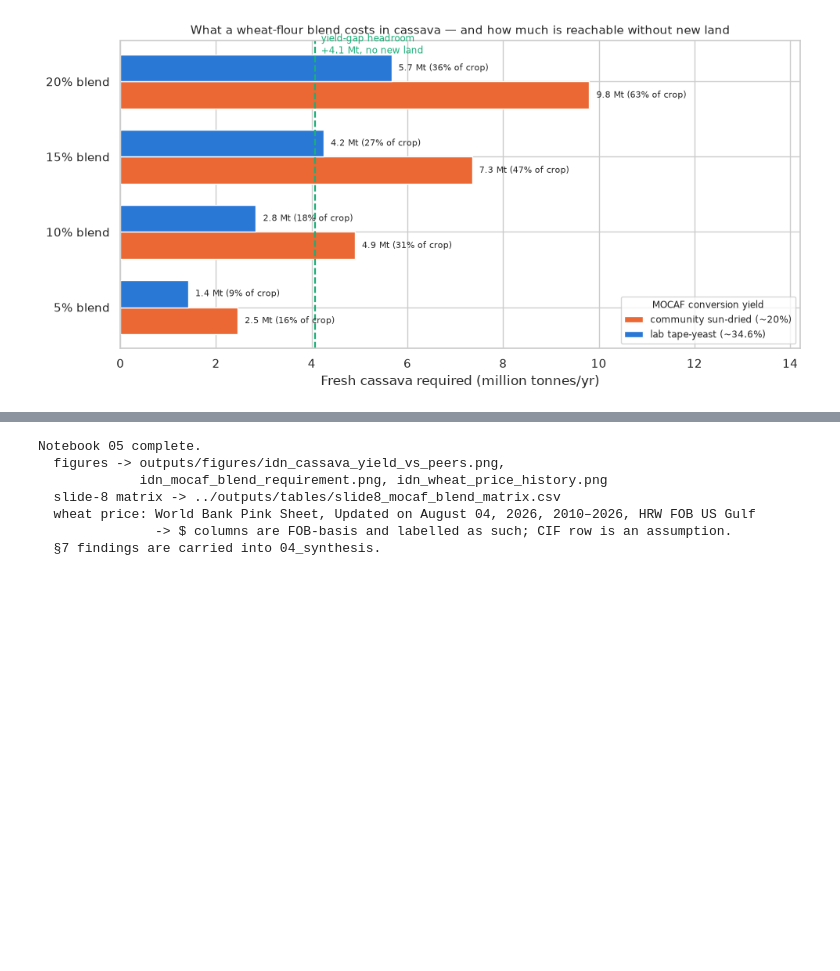
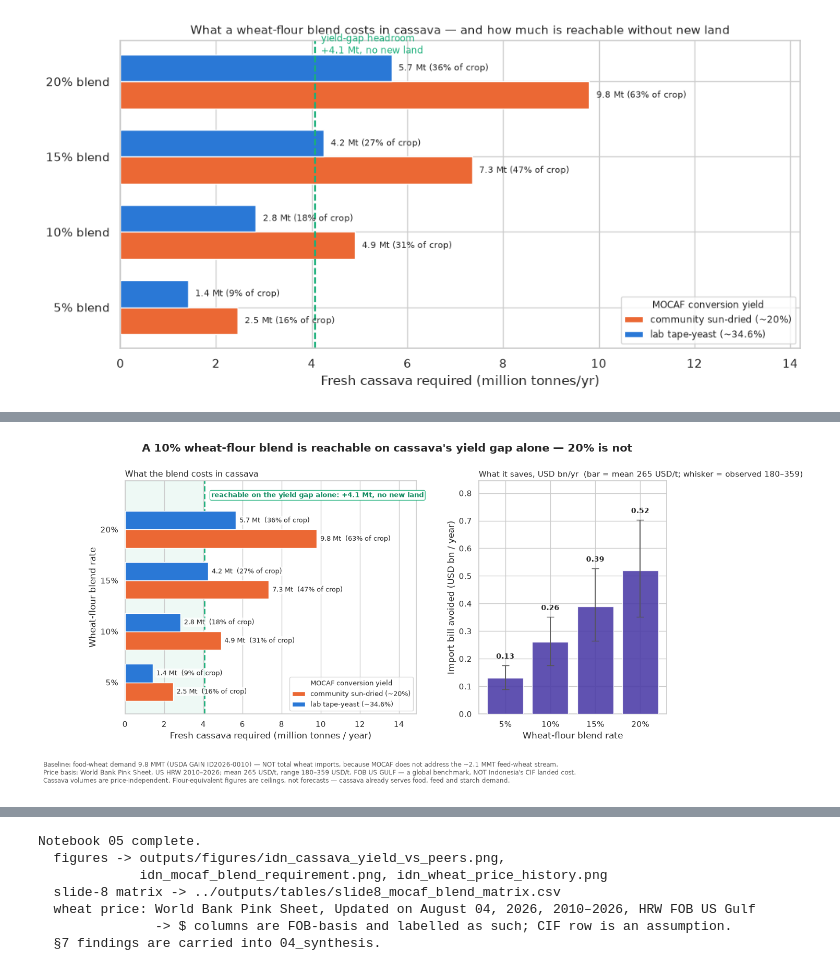
Before and after one commit to msweta02/wid-datathon, a Jupyter notebook: indonesia-eda/notebooks/05_cassava_substitution.ipynb, the cells around one changed output, grey strips where cells are left out. Drawn from its saved outputs; the diff is of its cells as text; code cells hidden in the pictures; blank space fills up the shorter version.

```diff
--- a/indonesia-eda/notebooks/05_cassava_substitution.ipynb
+++ b/indonesia-eda/notebooks/05_cassava_substitution.ipynb
@@ -573,3 +573,92 @@ plt.show()
 # %% [output]
 figure -> /mnt/d/Sweta/Northeastern/Codes/python/wid-datathon/indonesia-eda/outputs/figures/idn_mocaf_blend_requirement.png
 [figure]
+# %%
+# ================= SLIDE 8 ASSET =================
+# Decisions baked in (see CONTEXT.md deliverable state):
+#   baseline  = GAIN food-wheat 9.8 MMT, NOT total imports — MOCAF cannot touch the ~2.1 MMT
+#               feed-wheat stream (nb 07 §4), so a total-imports baseline would overstate.
+#   currency  = USD on the sourced Pink Sheet FOB basis; no Rp conversion, which would stack
+#               an FX assumption on top of the FOB/CIF one.
+#   max blend = 20%. The draft slide ran to 30%, which our own numbers contradict.
+#   Takeaway  = a 10% blend is reachable on the yield gap alone; 20% is not.
+# NOTE: matplotlib treats paired '$' as mathtext, so currency in long strings is spelled 'USD'.
+p10 = PRICE_SCENARIOS.get('soft market (p10)', HEADLINE_PRICE)
+p90 = PRICE_SCENARIOS.get('tight market (p90)', HEADLINE_PRICE)
+
+fig, (axL, axR) = plt.subplots(1, 2, figsize=(13.4, 5.8),
+                               gridspec_kw={'width_ratios': [1.55, 1], 'wspace': 0.26})
+
+# ---- LEFT: what each blend costs in cassava, vs what's reachable without new land ----
+labels = list(MOCAF_YIELDS)
+w, ypos = 0.36, np.arange(len(BLEND_RATES))
+for k, (label, color) in enumerate(zip(labels, ['#eb6834', '#2a78d6'])):
+    sub = matrix[matrix['mocaf_conversion'] == label].sort_values('blend_%')
+    bars = axL.barh(ypos + (k - 0.5) * w, sub['fresh_cassava_Mt'], height=w,
+                    color=color, label=label, zorder=3)
+    for b, pct in zip(bars, sub['%_of_current_crop']):
+        # white halo: the yield-gap line crosses the 5%/10% labels otherwise
+        axL.text(b.get_width() + 0.18, b.get_y() + b.get_height() / 2,
+                 f'{b.get_width():,.1f} Mt  ({pct:,.0f}% of crop)',
+                 va='center', fontsize=9, zorder=4,
+                 bbox=dict(boxstyle='round,pad=0.14', fc='white', ec='none', alpha=0.78))
+
+TOP = len(BLEND_RATES) - 1 + 0.95            # headroom so the callout clears the 20% bars
+axL.axvline(GAP_CLOSURE_MT, color='#1baf7a', ls='--', lw=2, zorder=2)
+axL.axvspan(0, GAP_CLOSURE_MT, color='#1baf7a', alpha=0.07, zorder=0)
+axL.annotate(f'reachable on the yield gap alone: +{GAP_CLOSURE_MT:,.1f} Mt, no new land',
+             xy=(GAP_CLOSURE_MT, TOP - 0.28), xytext=(GAP_CLOSURE_MT + 0.35, TOP - 0.28),
+             color='#0f8a5f', fontsize=9.5, fontweight='bold', ha='left', va='center',
+             bbox=dict(boxstyle='round,pad=0.22', fc='white', ec='#1baf7a', lw=0.8), zorder=5)
+axL.set_ylim(-0.62, TOP)
+axL.set_yticks(ypos, [f'{int(b*100)}%' for b in BLEND_RATES])
+axL.set_ylabel('Wheat-flour blend rate')
+axL.set_xlim(0, matrix['fresh_cassava_Mt'].max() * 1.52)
+axL.set_xlabel('Fresh cassava required (million tonnes / year)')
+axL.set_title('What the blend costs in cassava', fontsize=11.5, loc='left')
+axL.legend(title='MOCAF conversion yield', fontsize=9, title_fontsize=9, loc='lower right')
+axL.grid(axis='y', visible=False)
+
+# ---- RIGHT: what it saves, at sourced prices, with the observed range ----
+saved_mean = [WHEAT_FOOD_MMT * b * HEADLINE_PRICE / 1e3 for b in BLEND_RATES]
+err_lo = [m - WHEAT_FOOD_MMT * b * p10 / 1e3 for m, b in zip(saved_mean, BLEND_RATES)]
+err_hi = [WHEAT_FOOD_MMT * b * p90 / 1e3 - m for m, b in zip(saved_mean, BLEND_RATES)]
+top_err = max(m + e for m, e in zip(saved_mean, err_hi))
+bars = axR.bar([f'{int(b*100)}%' for b in BLEND_RATES], saved_mean,
+               yerr=[err_lo, err_hi], capsize=5, color='#4a3aa7', alpha=0.88,
+               error_kw=dict(ecolor='#555', lw=1.3), zorder=3)
+for b, m, e in zip(bars, saved_mean, err_hi):
+    # sit above the WHISKER, not the bar, or the 5% label collides with its own error bar
+    axR.text(b.get_x() + b.get_width() / 2, m + e + top_err * 0.035,
+             f'{m:,.2f}', ha='center', fontsize=10, fontweight='bold', zorder=4)
+axR.set_xlabel('Wheat-flour blend rate')
+axR.set_ylabel('Import bill avoided (USD bn / year)')
+axR.set_ylim(0, top_err * 1.20)
+axR.set_title(f'What it saves, USD bn/yr  (bar = mean {HEADLINE_PRICE:,.0f} USD/t; '
+              f'whisker = observed {p10:,.0f}\u2013{p90:,.0f})', fontsize=10.5, loc='left')
+
+fig.suptitle("A 10% wheat-flour blend is reachable on cassava's yield gap alone \u2014 20% is not",
+             fontsize=15, fontweight='bold', y=1.005)
+fig.text(0.008, -0.045,
+         'Baseline: food-wheat demand 9.8 MMT (USDA GAIN ID2026-0010) \u2014 NOT total wheat imports, '
+         'because MOCAF does not address the ~2.1 MMT feed-wheat stream.\n'
+         f'Price basis: World Bank Pink Sheet, US HRW {PX_SPAN}; mean {HEADLINE_PRICE:,.0f} USD/t, '
+         f'range {p10:,.0f}\u2013{p90:,.0f} USD/t. FOB US GULF \u2014 a global benchmark, '
+         "NOT Indonesia's CIF landed cost.\n"
+         'Cassava volumes are price-independent. Flour-equivalent figures are ceilings, not forecasts '
+         '\u2014 cassava already serves food, feed and starch demand.',
+         fontsize=8.4, color='#555', va='top')
+viz.save(fig, 'idn_slide8_blend_and_savings', dpi=200)   # deck art, not screen
+plt.show()
+
+# The two readings the slide exists to support.
+lab = 'lab tape-yeast (~34.6%)'
+r10 = matrix[(matrix['blend_%'] == 10) & (matrix['mocaf_conversion'] == lab)].iloc[0]
+r20 = matrix[matrix['blend_%'] == 20]
+print(f"10% blend, lab-grade conversion: needs {r10['fresh_cassava_Mt']:.2f} Mt "
+      f"({r10['%_of_current_crop']:.0f}% of crop). Yield gap alone supplies {GAP_CLOSURE_MT:.2f} Mt "
+      f"= {r10['%_fundable_by_yield_gap']:.0f}% of it -> REACHABLE, no new land, no diversion.")
+print(f"20% blend: needs {r20['fresh_cassava_Mt'].min():.2f}\u2013{r20['fresh_cassava_Mt'].max():.2f} Mt "
+      f"({r20['%_of_current_crop'].min():.0f}\u2013{r20['%_of_current_crop'].max():.0f}% of the entire "
+      f"crop) -> NOT reachable without new land or large-scale diversion.")
+# %% [output]
@@ -575,0 +666 @@ figure -> /mnt/d/Sweta/Northeastern/Codes/python/wid-datathon/indonesia-eda/outp
+[figure, added]
```
Also changed, not shown: parts of 2 cells of this notebook, 7 other files.
